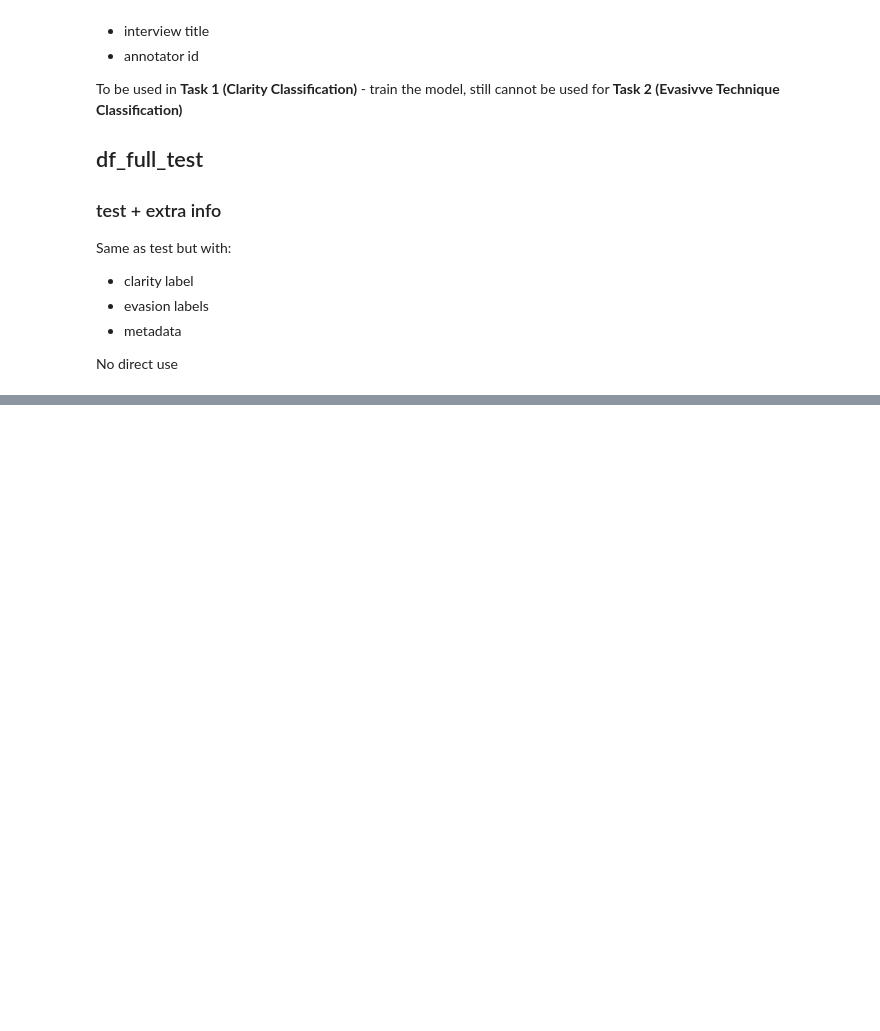
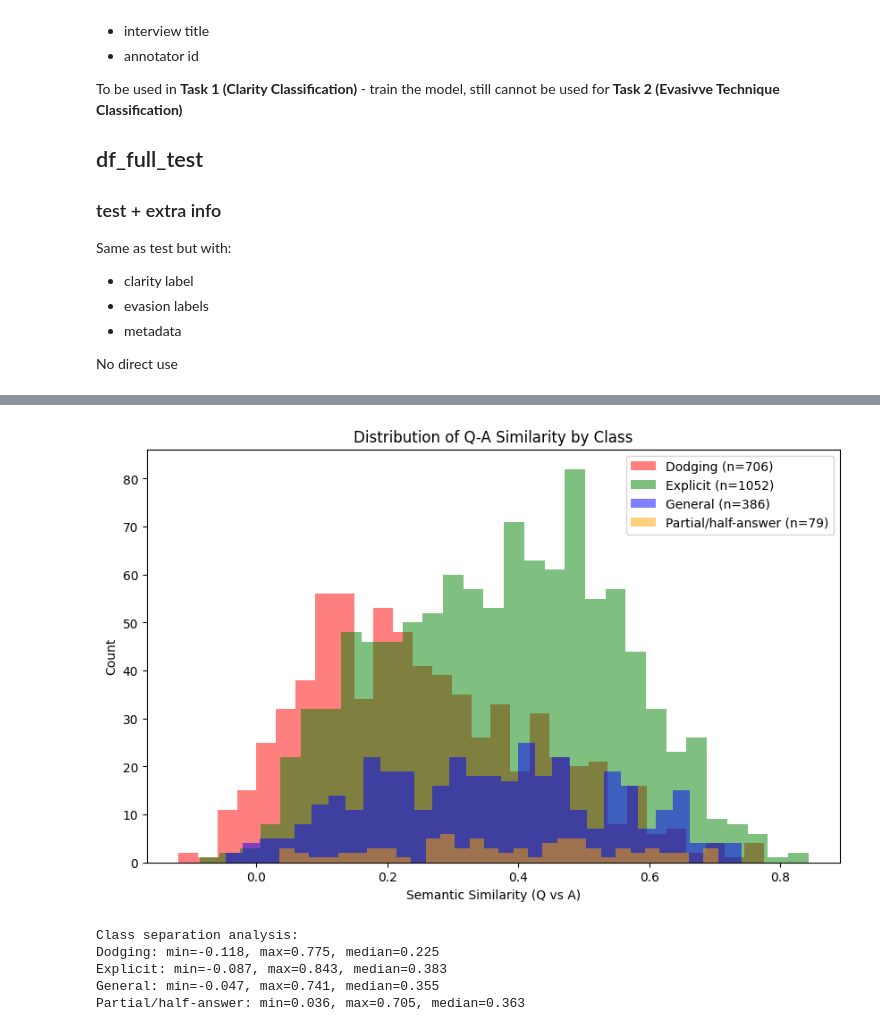
Before and after one commit to AdityaSurve/SemEval_Task6, a Jupyter notebook: research/read_data.ipynb, the cells around one changed output, grey strips where cells are left out. Saved outputs shown, nothing was run; the diff lists cells and outputs as text; code cells hidden in the pictures; blank space fills up the shorter version.

```diff
--- a/research/read_data.ipynb
+++ b/research/read_data.ipynb
@@ -293,0 +424,38 @@ No direct use
+# %%
+import matplotlib.pyplot as plt
+
+model = SentenceTransformer("all-MiniLM-L6-v2")
+
+all_sims = {label: [] for label in FOUR_CLASSES}
+
+for label in FOUR_CLASSES:
+    subset = df[df["label"] == label]
+    for _, row in subset.iterrows():
+        q_emb = model.encode(str(row["question"]))
+        a_emb = model.encode(str(row["interview_answer"])[:1000])
+        sim = 1 - cosine(q_emb, a_emb)
+        all_sims[label].append(sim)
+
+fig, ax = plt.subplots(figsize=(10, 6))
+colors = ['red', 'green', 'blue', 'orange']
+for label, color in zip(FOUR_CLASSES, colors):
+    ax.hist(all_sims[label], bins=30, alpha=0.5,
+            label=f"{label} (n={len(all_sims[label])})", color=color)
+
+ax.set_xlabel("Semantic Similarity (Q vs A)")
+ax.set_ylabel("Count")
+ax.set_title("Distribution of Q-A Similarity by Class")
+ax.legend()
+plt.show()
+
+print("\nClass separation analysis:")
+for label in FOUR_CLASSES:
+    sims = all_sims[label]
+    print(f"{label}: min={min(sims):.3f}, max={max(sims):.3f}, median={np.median(sims):.3f}")
+# %% [output]
+[figure, added]
+Class separation analysis:
+Dodging: min=-0.118, max=0.775, median=0.225
+Explicit: min=-0.087, max=0.843, median=0.383
+General: min=-0.047, max=0.741, median=0.355
+Partial/half-answer: min=0.036, max=0.705, median=0.363
```
Also changed, not shown: parts of 5 cells of this notebook, 6 other files.
